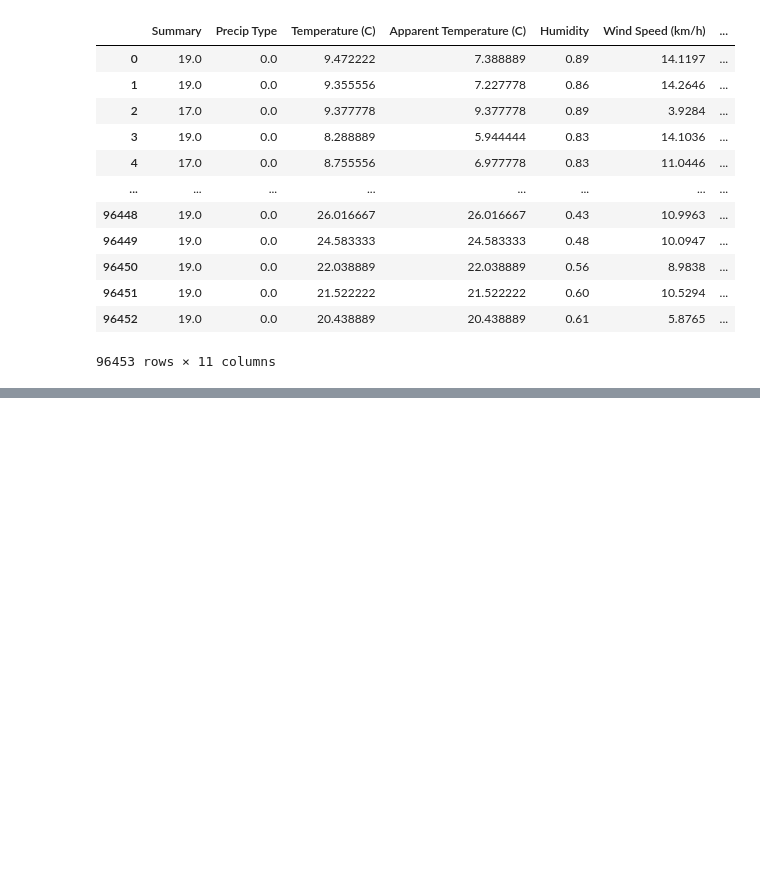
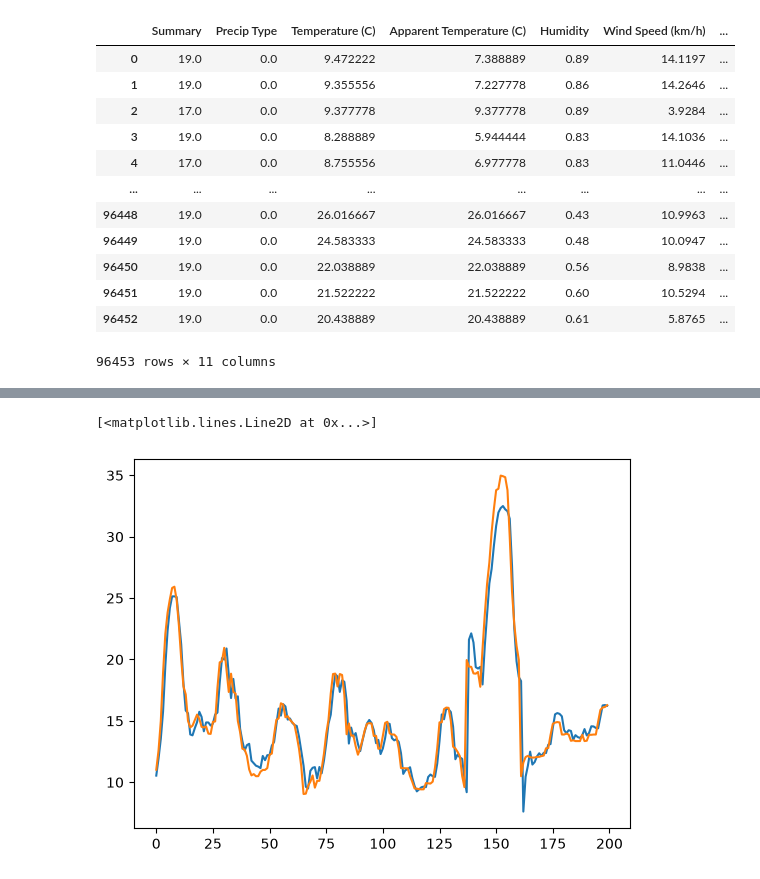
Before and after one commit to ChienDoanDuy204/RNN_for_Text_TimeSeries, a Jupyter notebook: notebooks/Train_model.ipynb, the cells around one changed output, grey strips where cells are left out. Saved outputs shown, nothing was run; the diff lists cells and outputs as text; code cells hidden in the pictures; blank space fills up the shorter version.

Commit message:
add source model RNN for Timeseries data

```diff
--- a/notebooks/Train_model.ipynb
+++ b/notebooks/Train_model.ipynb
@@ -124,0 +296,4 @@ df
+# %%
+Regressor = RNN_Model()
+# %%
+optimizer = torch.optim.Adam(Regressor.model.parameters(), lr=0.01, weight_decay=0.00001)
@@ -124,0 +322,2 @@ df
+# %%
+Regressor.fit(dataset=TrainDataSet, val_dataset=ValDataSet, n_epochs=100, batch_size=1024, verbose=2,criterion='mse',optimizer = optimizer)
@@ -124,0 +349,14 @@ df
+# %%
+TestLoader = DataLoader(TestDataSet, batch_size=1)
+y_preds = []
+ys = []
+for X_test, y_test in TestLoader:
+    y_pred = Regressor.predict(X_test)
+    y_preds.append(y_pred.item())
+    ys.append(y_test.item())
+# %%
+plt.plot(y_preds[:200])
+plt.plot(ys[:200])
+# %% [output]
+[<matplotlib.lines.Line2D at 0x...>]
+[figure, added]
```
Also changed, not shown: parts of 21 cells of this notebook.
